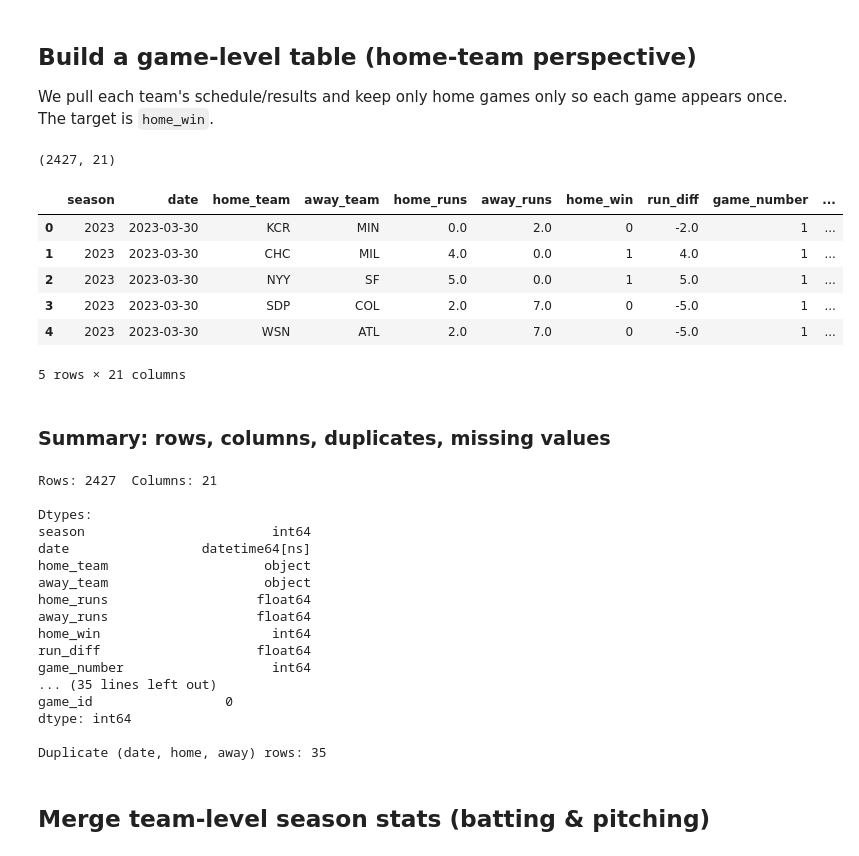
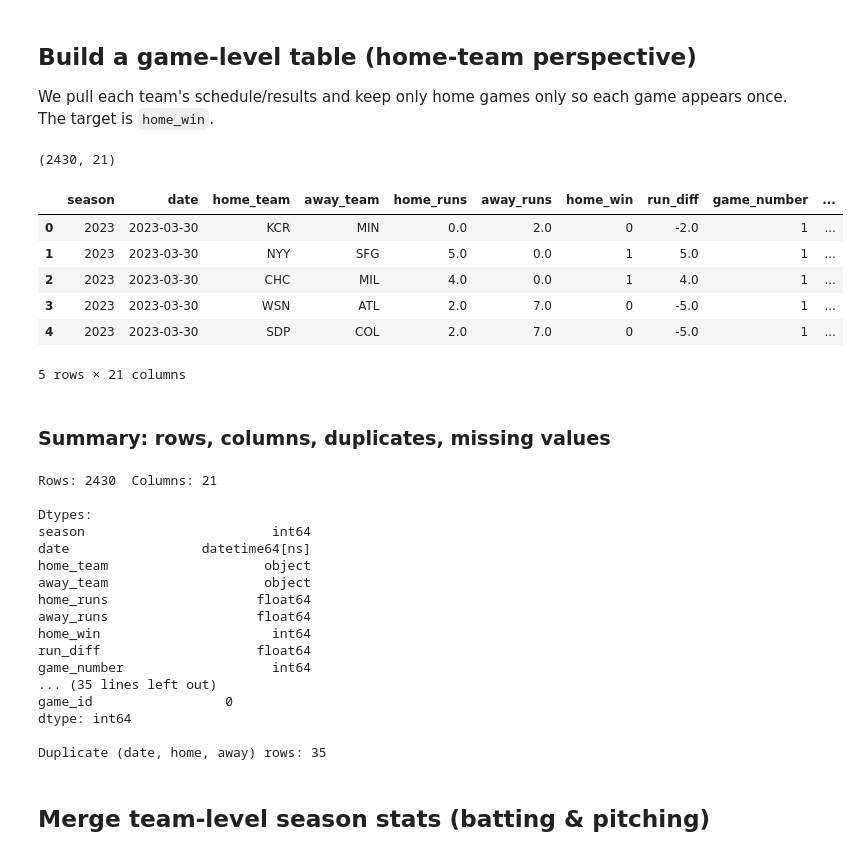
Before and after one commit to sophia-vo/CSE-151A-Group-Project, a Jupyter notebook: notebooks/milestone2_exploration.ipynb, the cells around one changed output. Saved outputs shown, nothing was run; the diff lists cells and outputs as text; code cells hidden in the pictures.

```diff
--- a/notebooks/milestone2_exploration.ipynb
+++ b/notebooks/milestone2_exploration.ipynb
@@ -48,7 +48,7 @@ TEAM_LEAGUE = { # league mapping
 ALT = {'CHW':'CWS','WSN':'WAS','SFG':'SFN','TBR':'TBA','KCR':'KCA','LAA':'ANA','MIA':'FLO'}
 
 STATS_ABBR = { 'ARI':'ARI','ATL':'ATL','BAL':'BAL','BOS':'BOS','CHC':'CHC','CHW':'CWS','CIN':'CIN','CLE':'CLE', 'COL':'COL','DET':'DET','HOU':'HOU','KCR':'KC','LAA':'LAA','LAD':'LAD','MIA':'MIA','MIL':'MIL', 'MIN':'MIN','NYM':'NYM','NYY':'NYY','OAK':'OAK','PHI':'PHI','PIT':'PIT','SDP':'SD','SEA':'SEA', 'SFG':'SF','STL':'STL','TBR':'TB','TEX':'TEX','TOR':'TOR','WSN':'WSH' }
-
+INVERSE_STATS_ABBR = {v: k for k, v in STATS_ABBR.items()}
 
 STATIC_ABBR_TO_ID = {
     'ARI':109, 'ATL':144, 'BAL':110, 'BOS':111, 'CHC':112, 'CWS':145, 'CIN':113, 'CLE':114,
@@ -115,10 +115,7 @@ def _init_team_maps(season: int):
 
 
 def _fetch_sched(season, team, tries=1, backoff=0.0):
-    """
-    Uses MLB Stats API (requests). Returns columns your pipeline expects.
-    Adds unique game_id (gamePk) and uses status_code to mark finals.
-    """
+
     _init_team_maps(season)
     tid = _ID_BY_ABBR.get(team)
     if tid is None:
@@ -176,8 +173,8 @@ def _fetch_sched(season, team, tries=1, backoff=0.0):
     out["game_id"]    = df["game_pk"]
 
     # Final/Game Over via status codes (F, O)
-    finished = df["status_code"].isin(["F","O"])
-    w = pd.Series(np.nan, index=idx, dtype=object)
+    finished = df["home_score"].notna() & df["away_score"].notna()
+    w = pd.Series(np.nan, index=out.index, dtype=object)
     w.loc[finished & (out["R"] > out["RA"])] = "W"
     w.loc[finished & (out["R"] < out["RA"])] = "L"
     out["W/L"] = w
@@ -228,7 +225,8 @@ def load_games_for_season(season: int) -> pd.DataFrame:
         if df is None or df.empty:
             print(f"[SKIP] {tm} {season}: empty schedule")
             continue
-        req = {"Date", "W/L"}
+
+        req = {"Date", "R", "RA"}
         if not req.issubset(df.columns):
             print(f"[SKIP] {tm} {season}: missing {req - set(df.columns)}")
             continue
@@ -236,17 +234,16 @@ def load_games_for_season(season: int) -> pd.DataFrame:
         raw_date = df["Date"].astype(str)
 
         ha_col = "Home_Away" if "Home_Away" in df.columns else ("H/A" if "H/A" in df.columns else None)
-        home_mask = ~df[ha_col].astype(str).str.contains("@") #only home games
-        df = df[home_mask]
 
-        wl_first = df["W/L"].astype(str).str[0] #only complete games
-        df = df[wl_first.isin(["W", "L"])].copy()
+        df = df[~df[ha_col].astype(str).str.contains("@")]
+        df = df[df["R"].notna() & df["RA"].notna()].copy()
 
         df["date"] = _parse_bbref_date(df["Date"], season)
 
         df = df.rename(columns={"Tm":"home_team","Opp":"away_team","R":"home_runs","RA":"away_runs"})
+        df["away_team"] = df["away_team"].map(INVERSE_STATS_ABBR).fillna(df["away_team"])
 
-        df["home_win"] = (wl_first.loc[df.index] == "W").astype(int)
+        df["home_win"] = (df["home_runs"] > df["away_runs"]).astype(int)
 
         # season
         df["season"] = season
@@ -271,7 +268,10 @@ def load_games_for_season(season: int) -> pd.DataFrame:
         # innings / extra innings flag
         inn = df["Inn"] if "Inn" in df.columns else None
         df["innings"] = pd.to_numeric(inn, errors="coerce") if inn is not None else np.nan
-        df["is_extra_innings"] = (df["innings"] > 9).astype(int) if "innings" in df.columns else np.nan
+        df["is_extra_innings"] = (
+            np.where(df["innings"].notna(), (df["innings"] > 9).astype(int), np.nan)
+            if "innings" in df.columns else np.nan
+        )
 
         # simple run differential (home perspective)
         df["run_diff"] = df["home_runs"] - df["away_runs"]
@@ -292,38 +292,38 @@ def load_games_for_season(season: int) -> pd.DataFrame:
         "innings","is_extra_innings","month","weekday","home_league","away_league","is_interleague",
         "game_id"  # NEW
         ]
         cols = [c for c in keep_cols if c in df.columns]
         rows.append(df[cols])
     if not rows:
         return pd.DataFrame(columns=[
             "season","date","home_team","away_team",
             "home_runs","away_runs","home_win","run_diff",
             "game_number","is_doubleheader","day_night","attendance","game_time_minutes",
             "innings","is_extra_innings","month","weekday","home_league","away_league","is_interleague"
         ])
 
     out = pd.concat(rows, ignore_index=True)
     out = out[out["date"].notna()]
 
     # Prefer unique MLB game id for dedup
     if "game_id" in out.columns:
         out = out.drop_duplicates(subset=["game_id"])
     else:
         out = out.drop_duplicates(subset=["date","home_team","away_team","home_runs","away_runs"])
 
     return out.sort_values("date").reset_index(drop=True)
 
 games = pd.concat([load_games_for_season(y) for y in SEASONS], ignore_index=True)
 print(games.shape)
 games.head()
 # %% [output]
-(2427, 21)
+(2430, 21)
 |  | season | date | home_team | away_team | home_runs | away_runs | home_win | run_diff | game_number | ... |
 | 0 | 2023 | 2023-03-30 | KCR | MIN | 0.0 | 2.0 | 0 | -2.0 | 1 | ... |
-| 1 | 2023 | 2023-03-30 | CHC | MIL | 4.0 | 0.0 | 1 | 4.0 | 1 | ... |
-| 2 | 2023 | 2023-03-30 | NYY | SF | 5.0 | 0.0 | 1 | 5.0 | 1 | ... |
-| 3 | 2023 | 2023-03-30 | SDP | COL | 2.0 | 7.0 | 0 | -5.0 | 1 | ... |
-| 4 | 2023 | 2023-03-30 | WSN | ATL | 2.0 | 7.0 | 0 | -5.0 | 1 | ... |
+| 1 | 2023 | 2023-03-30 | NYY | SFG | 5.0 | 0.0 | 1 | 5.0 | 1 | ... |
+| 2 | 2023 | 2023-03-30 | CHC | MIL | 4.0 | 0.0 | 1 | 4.0 | 1 | ... |
+| 3 | 2023 | 2023-03-30 | WSN | ATL | 2.0 | 7.0 | 0 | -5.0 | 1 | ... |
+| 4 | 2023 | 2023-03-30 | SDP | COL | 2.0 | 7.0 | 0 | -5.0 | 1 | ... |
 5 rows × 21 columns
 # %% [markdown]
 ### Summary: rows, columns, duplicates, missing values
@@ -336,7 +336,7 @@ print(games.isna().sum())
 dupes = games.duplicated(subset=['date','home_team','away_team']).sum()
 print(f"\nDuplicate (date, home, away) rows: {dupes}")
 # %% [output]
-Rows: 2427  Columns: 21
+Rows: 2430  Columns: 21
 
 Dtypes:
 season                        int64
```
Also changed, not shown: parts of 6 cells of this notebook, 3 other files.
